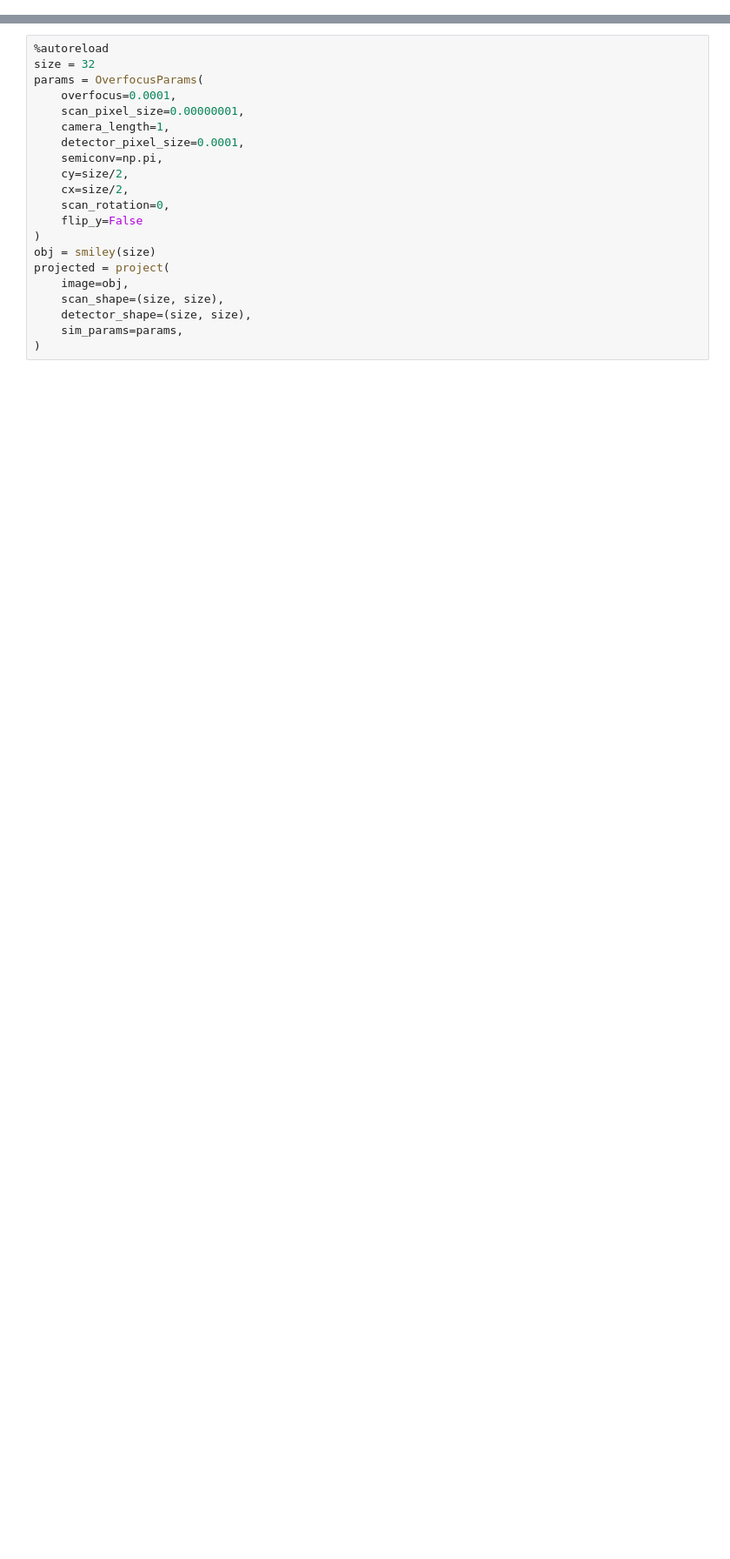
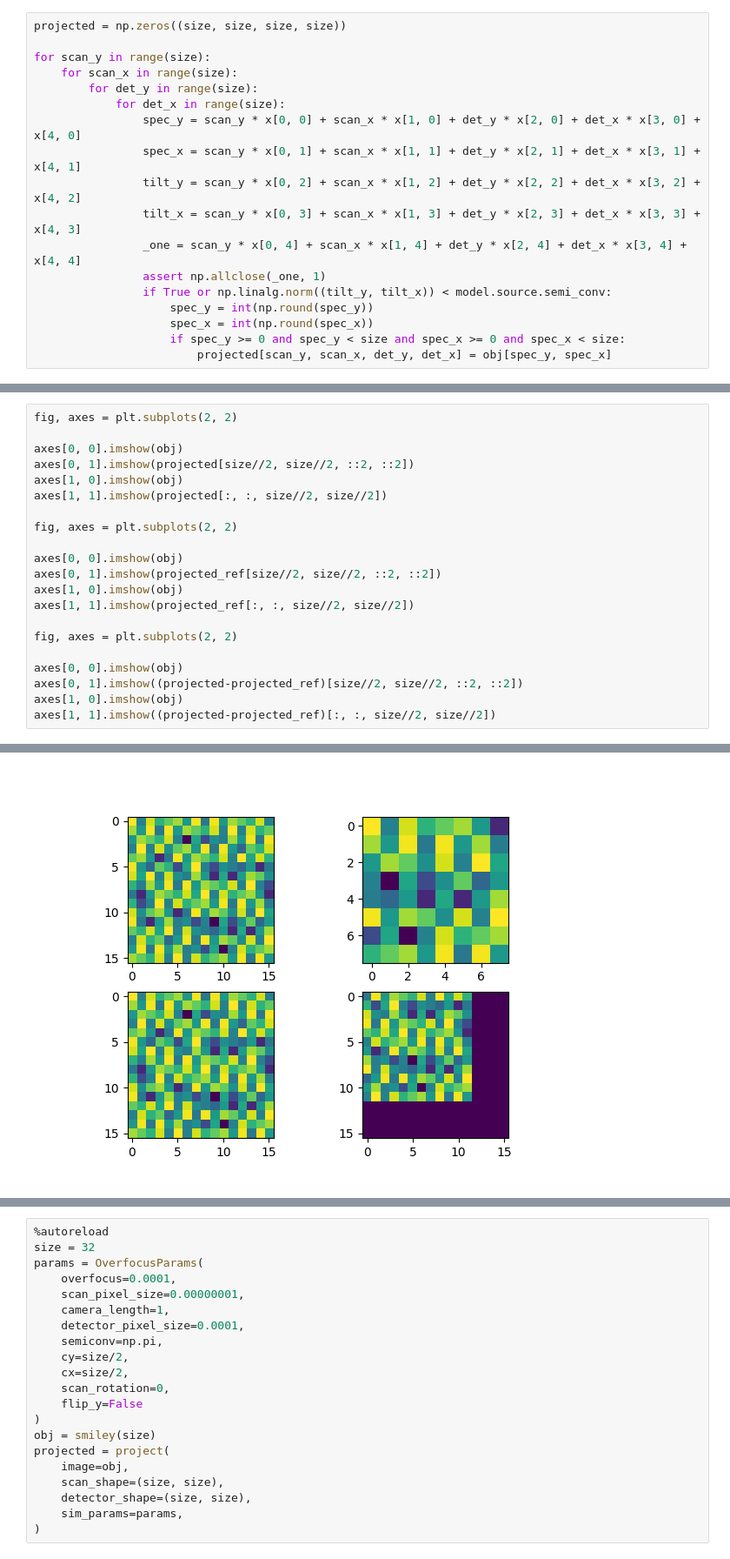
Before and after one commit to LiberTEM/Microscope-Calibration, a Jupyter notebook: prototypes/testbed.ipynb, the cells around one changed output, grey strips where cells are left out. Shown at 87% size. Cells and saved outputs as stored; diff of their text form; blank space fills up the shorter version.

Commit message:
Make sure model is differentiable

```diff
--- a/prototypes/testbed.ipynb
+++ b/prototypes/testbed.ipynb
@@ -90,0 +194,18 @@ axes[1, 1].imshow(projected[:, :, size*2//2, size*2//2])
+# %%
+projected = np.zeros((size, size, size, size))
+
+for scan_y in range(size):
+    for scan_x in range(size):
+        for det_y in range(size):
+            for det_x in range(size):
+                spec_y = scan_y * x[0, 0] + scan_x * x[1, 0] + det_y * x[2, 0] + det_x * x[3, 0] + x[4, 0]
+                spec_x = scan_y * x[0, 1] + scan_x * x[1, 1] + det_y * x[2, 1] + det_x * x[3, 1] + x[4, 1]
+                tilt_y = scan_y * x[0, 2] + scan_x * x[1, 2] + det_y * x[2, 2] + det_x * x[3, 2] + x[4, 2]
+                tilt_x = scan_y * x[0, 3] + scan_x * x[1, 3] + det_y * x[2, 3] + det_x * x[3, 3] + x[4, 3]
+                _one = scan_y * x[0, 4] + scan_x * x[1, 4] + det_y * x[2, 4] + det_x * x[3, 4] + x[4, 4]
+                assert np.allclose(_one, 1)
+                if True or np.linalg.norm((tilt_y, tilt_x)) < model.source.semi_conv:
+                    spec_y = int(np.round(spec_y))
+                    spec_x = int(np.round(spec_x))
+                    if spec_y >= 0 and spec_y < size and spec_x >= 0 and spec_x < size:
+                        projected[scan_y, scan_x, det_y, det_x] = obj[spec_y, spec_x]
@@ -90,0 +216,22 @@ axes[1, 1].imshow(projected[:, :, size*2//2, size*2//2])
+# %%
+fig, axes = plt.subplots(2, 2)
+
+axes[0, 0].imshow(obj)
+axes[0, 1].imshow(projected[size//2, size//2, ::2, ::2])
+axes[1, 0].imshow(obj)
+axes[1, 1].imshow(projected[:, :, size//2, size//2])
+
+fig, axes = plt.subplots(2, 2)
+
+axes[0, 0].imshow(obj)
+axes[0, 1].imshow(projected_ref[size//2, size//2, ::2, ::2])
+axes[1, 0].imshow(obj)
+axes[1, 1].imshow(projected_ref[:, :, size//2, size//2])
+
+fig, axes = plt.subplots(2, 2)
+
+axes[0, 0].imshow(obj)
+axes[0, 1].imshow((projected-projected_ref)[size//2, size//2, ::2, ::2])
+axes[1, 0].imshow(obj)
+axes[1, 1].imshow((projected-projected_ref)[:, :, size//2, size//2])
+# %% [output]
@@ -90,0 +239 @@ axes[1, 1].imshow(projected[:, :, size*2//2, size*2//2])
+[figure, added]
```
Also changed, not shown: parts of 27 cells of this notebook, 3 other files.
